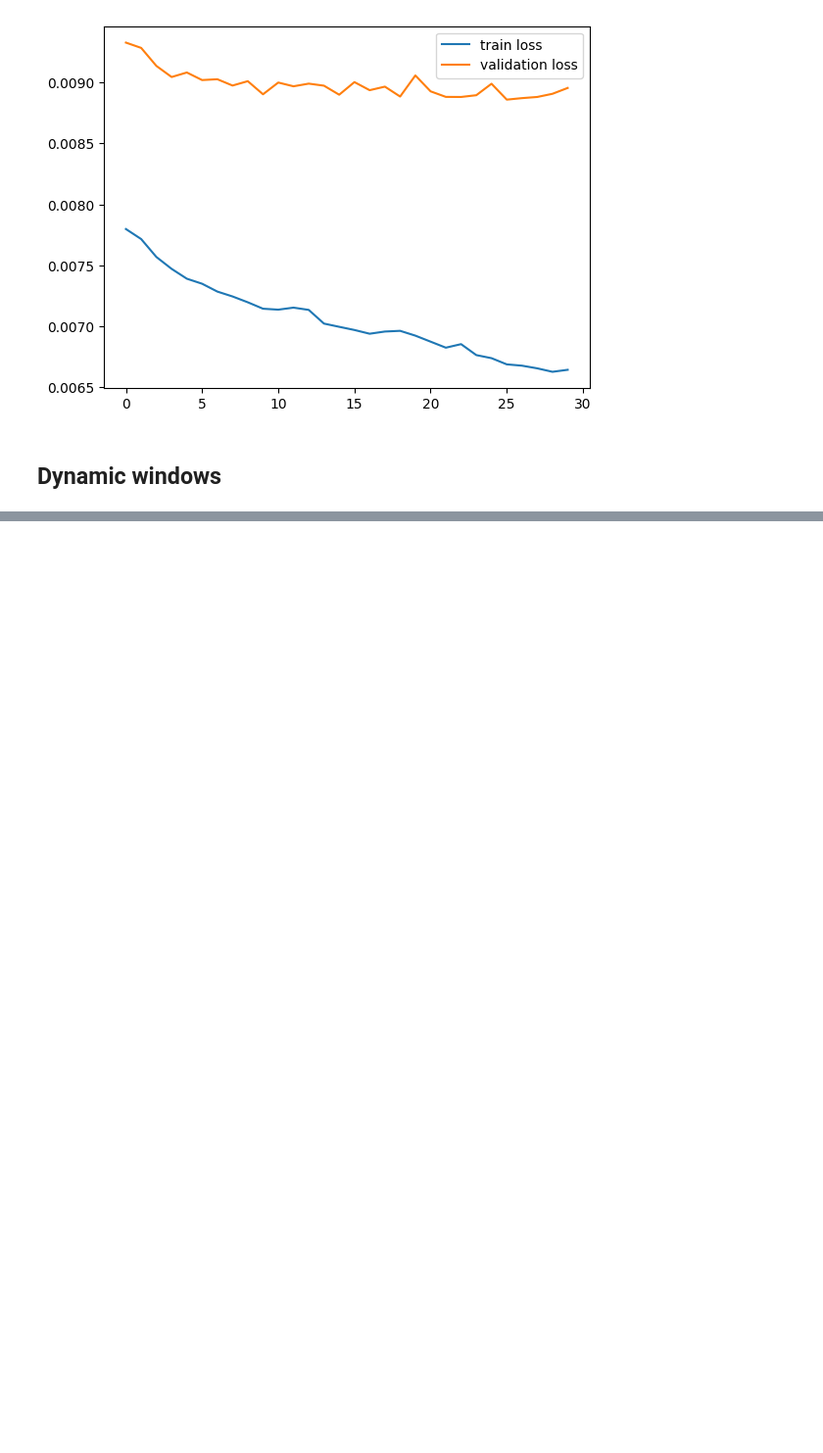
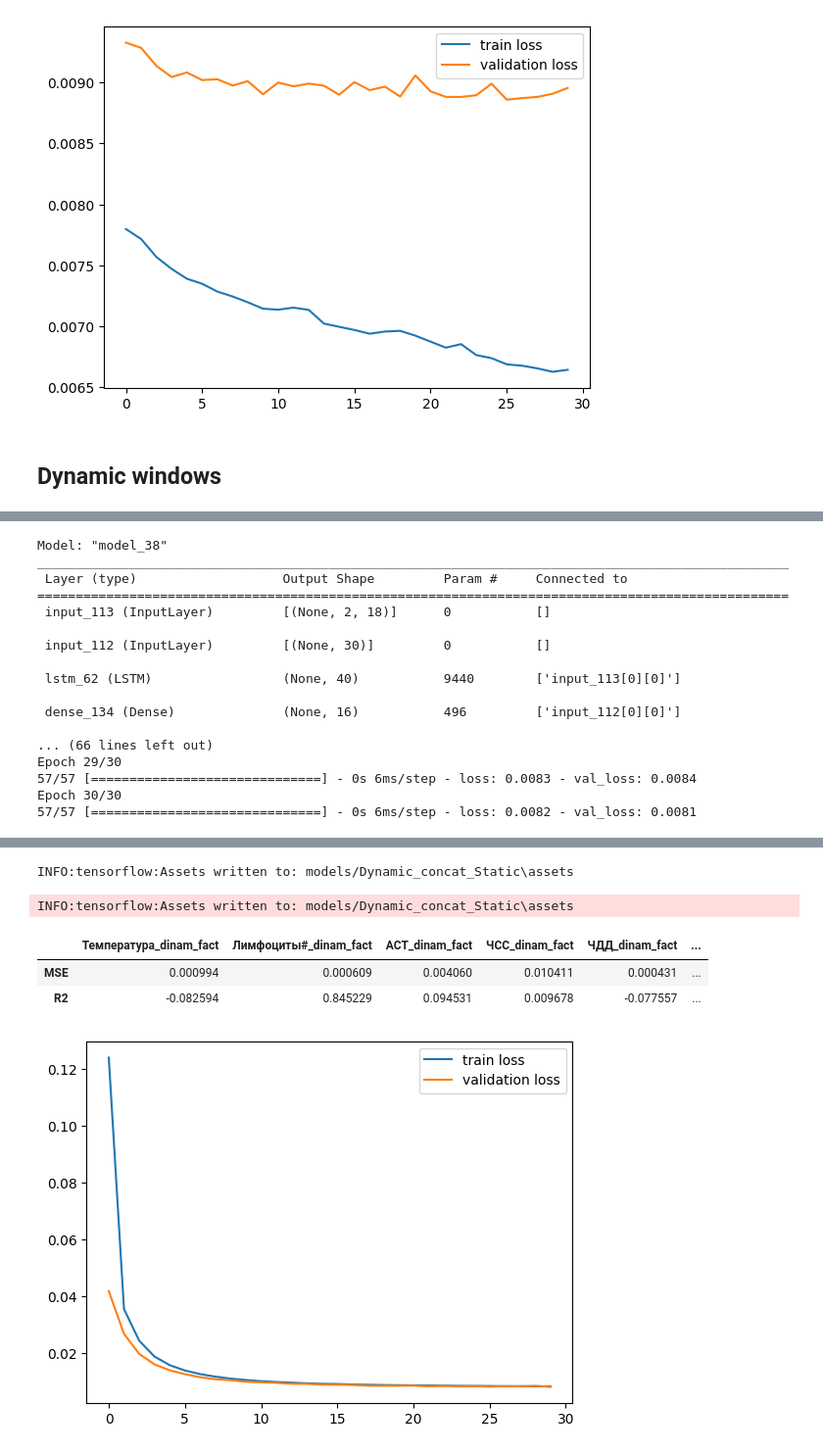
Before and after one commit to geniusserg/CovidPredict, a Jupyter notebook: ml_improved.ipynb, the cells around one changed output, grey strips where cells are left out. Shown at 98% size. Saved outputs shown, nothing was run; the diff lists cells and outputs as text; code cells hidden in the pictures; blank space fills up the shorter version.

```diff
--- a/ml_improved.ipynb
+++ b/ml_improved.ipynb
@@ -674,0 +814,38 @@ INFO:tensorflow:Assets written to: models/Dynamic_concat_Static\assets
+# %%
+(X_train, y_train), (X_test, y_test), (X_val, y_val) = prepare_data_with_dynamic_window(df, window=2)
+D_train, S_train, D_val, S_val, D_test, S_test = divide_X_dynamic_static(X_train, X_test, X_val)
+# %%
+SPARAMS_LENGTH = S_train.shape[1]
+DPARAMS_LENGTH = D_train.shape[2]
+WINDOW=2
+input_static = Input((SPARAMS_LENGTH))
+input_dinamic = Input((WINDOW, DPARAMS_LENGTH))
+dense_layer = Dense(16, activation='relu')(input_static)
+lstm_layer = LSTM(40, return_state=False)(input_dinamic)
+result_layer = Dense(13, activation='linear')(concatenate([lstm_layer, dense_layer]))
+model_multi = Model(inputs=[input_static, input_dinamic], outputs=result_layer)
+model_multi.summary()
+model_multi.compile(optimizer="adam", loss="mse")
+
+history = model_multi.fit(x=[S_train, D_train], y=y_train, validation_data=([S_val, D_val], y_val), epochs=30)
+model_multi.save("models/Dynamic_concat_Static")
+
+show_results([S_val, D_val], y_val, model_multi, history)
+# %% [output]
+Model: "model_38"
+__________________________________________________________________________________________________
+ Layer (type)                   Output Shape         Param #     Connected to
+==================================================================================================
+ input_113 (InputLayer)         [(None, 2, 18)]      0           []
+
+ input_112 (InputLayer)         [(None, 30)]         0           []
+
+ lstm_62 (LSTM)                 (None, 40)           9440        ['input_113[0][0]']
+
+ dense_134 (Dense)              (None, 16)           496         ['input_112[0][0]']
+
+... (66 lines left out)
+Epoch 29/30
+57/57 [==============================] - 0s 6ms/step - loss: 0.0083 - val_loss: 0.0084
+Epoch 30/30
+57/57 [==============================] - 0s 6ms/step - loss: 0.0082 - val_loss: 0.0081
@@ -674,0 +853,6 @@ INFO:tensorflow:Assets written to: models/Dynamic_concat_Static\assets
+INFO:tensorflow:Assets written to: models/Dynamic_concat_Static\assets
+INFO:tensorflow:Assets written to: models/Dynamic_concat_Static\assets
+|  | Температура_dinam_fact | Лимфоциты#_dinam_fact | АСТ_dinam_fact | ЧСС_dinam_fact | ЧДД_dinam_fact | ... |
+| MSE | 0.000994 | 0.000609 | 0.004060 | 0.010411 | 0.000431 | ... |
+| R2 | -0.082594 | 0.845229 | 0.094531 | 0.009678 | -0.077557 | ... |
+[figure, added]
```
Also changed, not shown: parts of 11 cells of this notebook, 32 other files.
